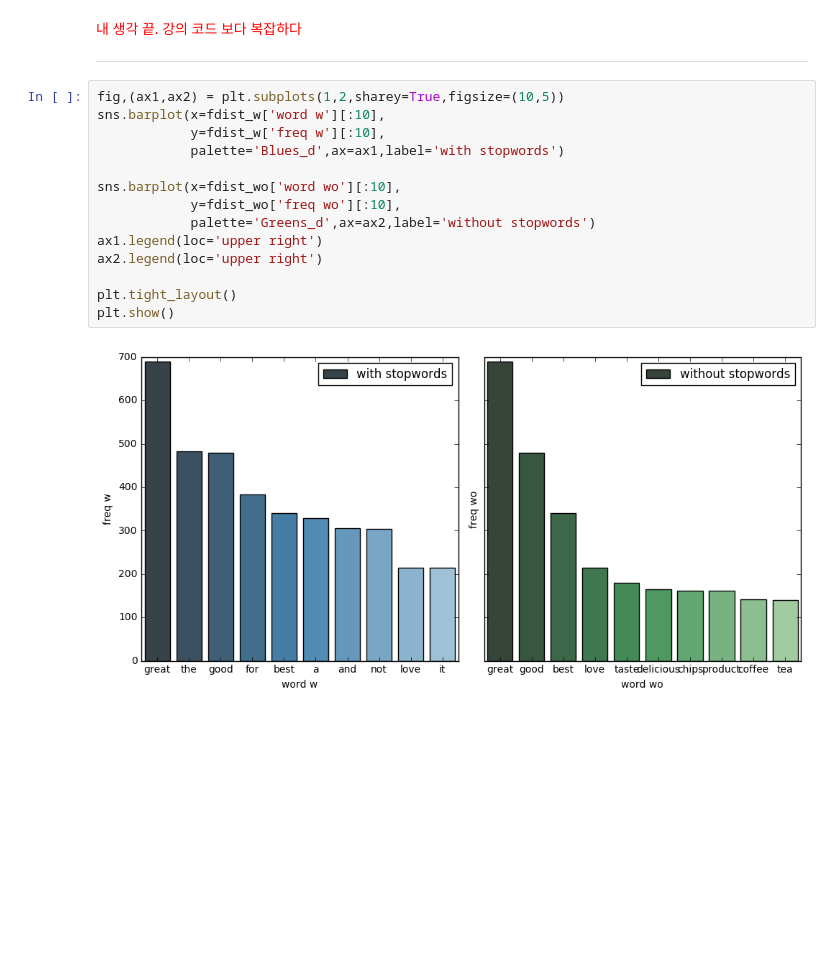
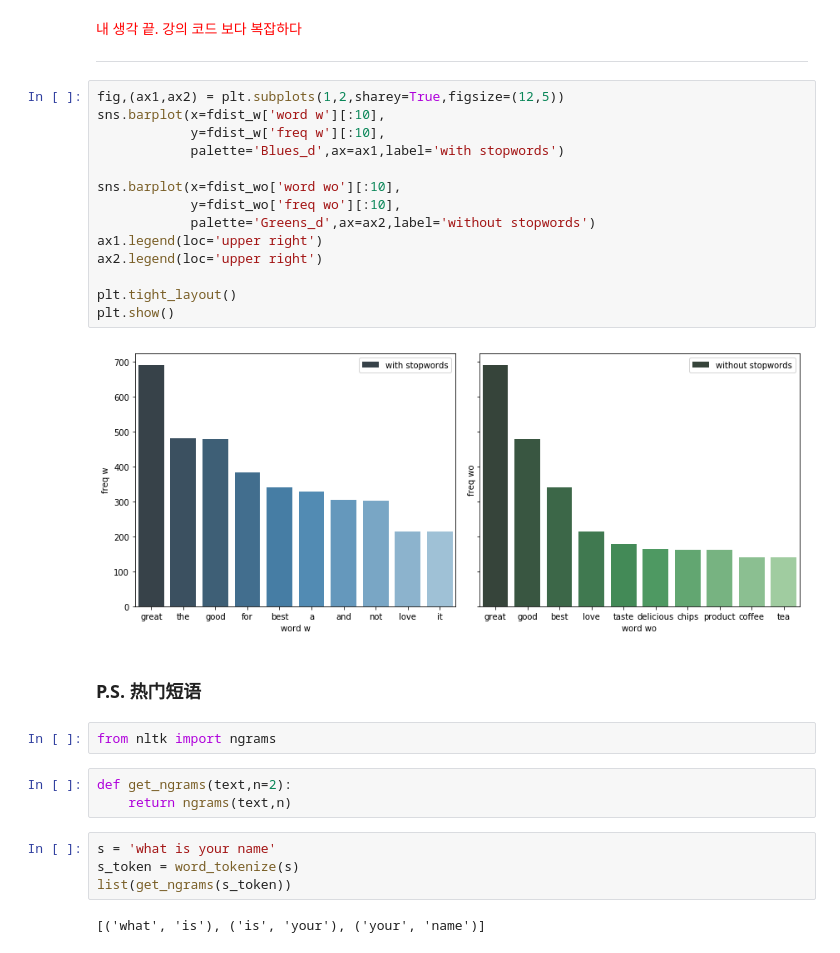
Before and after one commit to davidkorea/amazon_food_reviews, a Jupyter notebook: amazon-fine-food-reviews.ipynb, the cells around one changed output. Saved outputs shown, nothing was run; the diff lists cells and outputs as text; blank space fills up the shorter version.

```diff
--- a/amazon-fine-food-reviews.ipynb
+++ b/amazon-fine-food-reviews.ipynb
@@ -424,18 +434,31 @@ freq_wo_df
 
 -----
 # %%
-fig,(ax1,ax2) = plt.subplots(1,2,sharey=True,figsize=(10,5))
+fig,(ax1,ax2) = plt.subplots(1,2,sharey=True,figsize=(12,5))
 sns.barplot(x=fdist_w['word w'][:10],
             y=fdist_w['freq w'][:10],
             palette='Blues_d',ax=ax1,label='with stopwords')
 
 sns.barplot(x=fdist_wo['word wo'][:10],
             y=fdist_wo['freq wo'][:10],
             palette='Greens_d',ax=ax2,label='without stopwords')
 ax1.legend(loc='upper right')
 ax2.legend(loc='upper right')
 
 plt.tight_layout()
 plt.show()
 # %% [output]
-[figure, old version]
+[figure, new version]
+# %% [markdown]
+### P.S. 热门短语
+# %%
+from nltk import ngrams
+# %%
+def get_ngrams(text,n=2):
+    return ngrams(text,n)
+# %%
+s = 'what is your name'
+s_token = word_tokenize(s)
+list(get_ngrams(s_token))
+# %% [output]
+[('what', 'is'), ('is', 'your'), ('your', 'name')]
```
Also changed, not shown: parts of 34 cells of this notebook, 1 other file.
